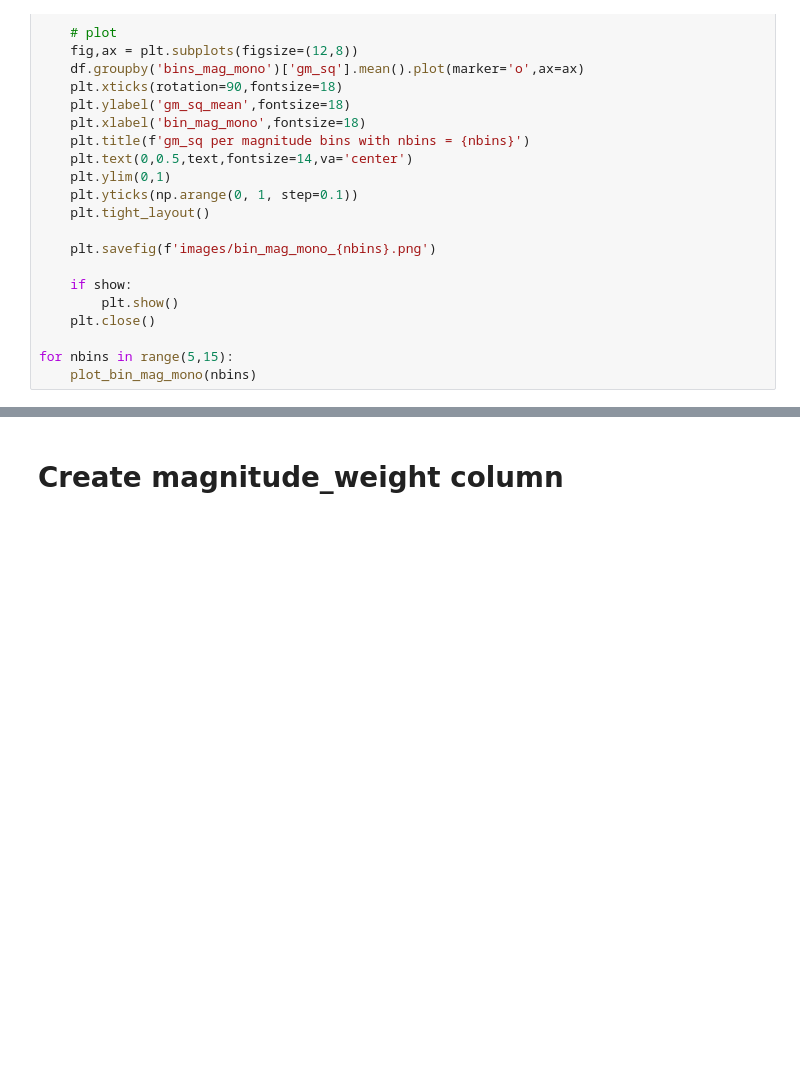
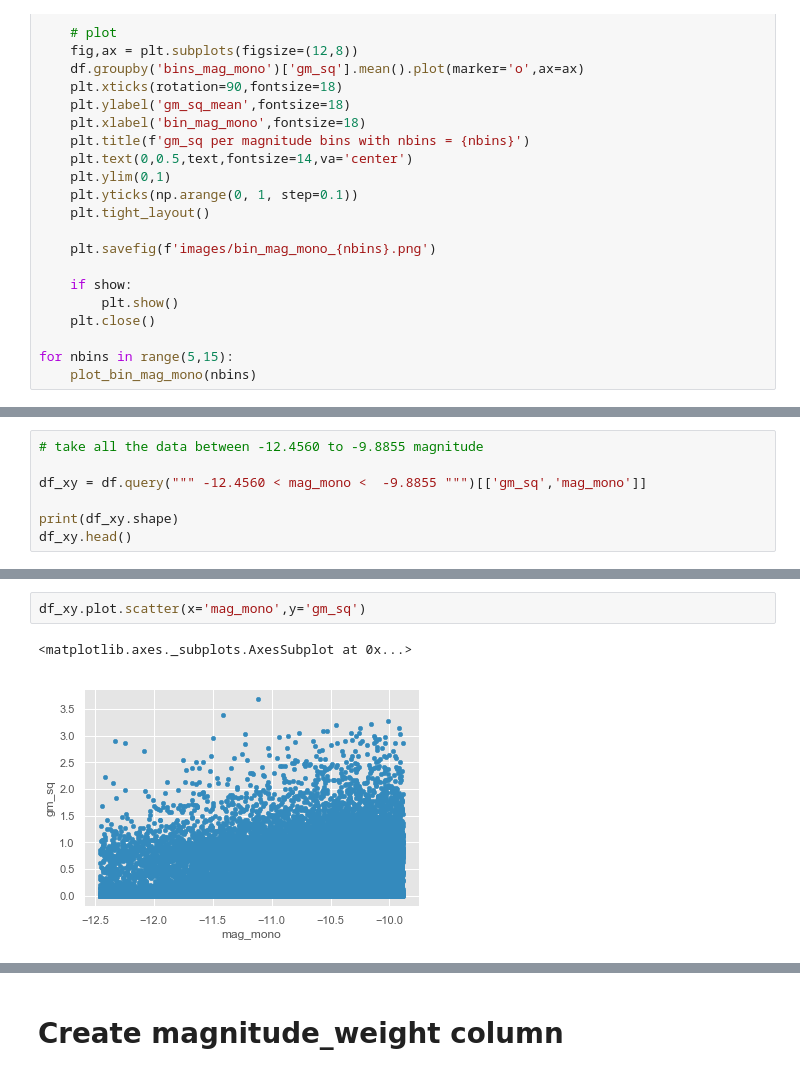
Before and after one commit to bpRsh/2019_shear_analysis_after_dmstack, a Jupyter notebook: Dec_2019/Dec_05/a02_g_sq_mean_for_magnitude_bins.ipynb, the cells around one changed output, grey strips where cells are left out. Drawn from its saved outputs; the diff is of its cells as text; blank space fills up the shorter version.

```diff
--- a/Dec_2019/Dec_05/a02_g_sq_mean_for_magnitude_bins.ipynb
+++ b/Dec_2019/Dec_05/a02_g_sq_mean_for_magnitude_bins.ipynb
@@ -269,0 +281,7 @@ df9
+# %%
+# take all the data between -12.4560 to -9.8855 magnitude
+
+df_xy = df.query(""" -12.4560 < mag_mono <  -9.8855 """)[['gm_sq','mag_mono']]
+
+print(df_xy.shape)
+df_xy.head()
@@ -270,3 +308,8 @@ df9
+# %%
+df_xy.plot.scatter(x='mag_mono',y='gm_sq')
+# %% [output]
+<matplotlib.axes._subplots.AxesSubplot at 0x...>
+[figure, added]
 # %%
 from scipy.optimize import curve_fit
 
```
Also changed, not shown: parts of 13 cells of this notebook.
